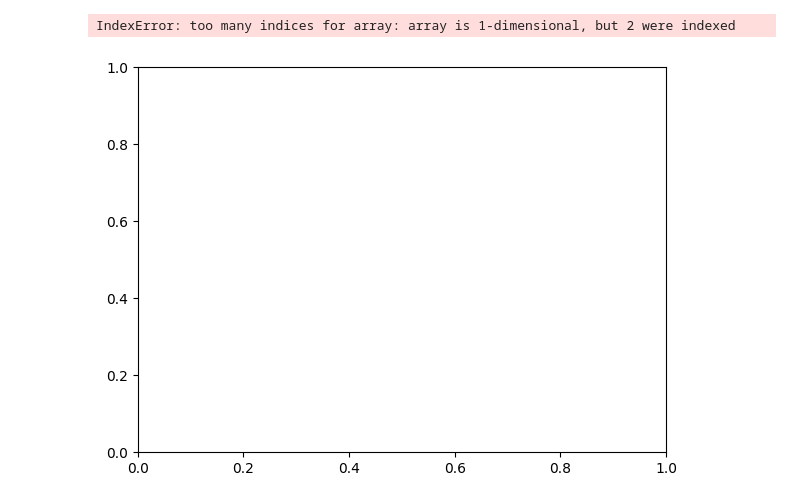
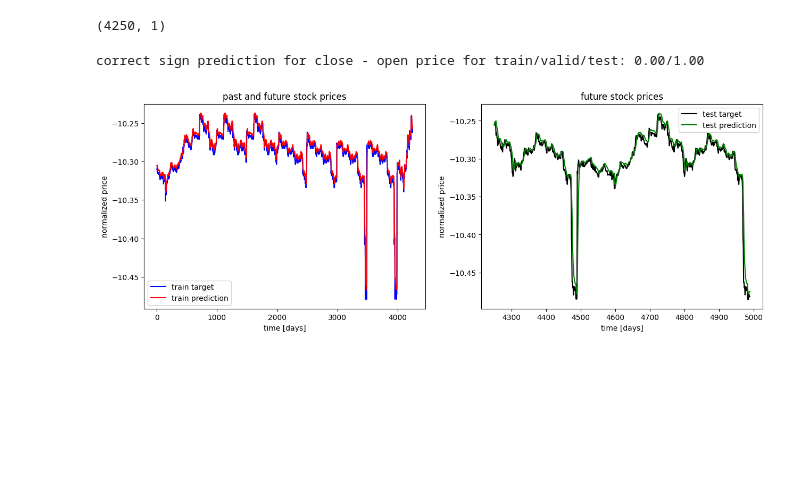
Before and after one commit to yarkalm/inter_group_test, a Jupyter notebook: model.ipynb, the cells around one changed output. Saved outputs shown, nothing was run; the diff lists cells and outputs as text; code cells hidden in the pictures; blank space fills up the shorter version.

```diff
--- a/model.ipynb
+++ b/model.ipynb
@@ -93,12 +77,15 @@ x_train, x_test = x[:split], x[split:]
 y_train, y_test = y[:split], y[split:]
 # %%
 model = Sequential()
-model.add(LSTM(64, input_shape=(x_train.shape[1], x_train.shape[-1]), return_sequences=True))
-model.add(Dropout(0.15))
-model.add(LSTM(units = 32))
-model.add(Dropout(0.15))
+model.add(LSTM(4, input_shape=(x_train.shape[1], x_train.shape[-1])))
+model.add(BatchNormalization())
+#model.add(Dropout(0.35))
+#model.add(LSTM(units = 50,kernel_regularizer=L2(0.1)))
+#model.add(Dropout(0.125))
+
+#model.add(Dense(units = 3,activation='elu'))
 model.add(Dense(units = 1))
 # %%
-model.compile(loss = 'mae', optimizer = Adam(learning_rate=0.01),metrics = ['mse'])
+model.compile(loss = 'mae', optimizer = SGD(learning_rate=0.001),metrics = ['mse'])
 # %%
-history = model.fit(x_train, y_train, epochs=100, batch_size=32,validation_split=0.1, verbose=2)
+history = model.fit(x_train, y_train, epochs=150, batch_size=32,validation_split=0.1, verbose=2)
@@ -145,11 +120,11 @@ plt.show()
 # %%
 test = pd.DataFrame()
 
-y_test_pred = list(model.predict(x_test))
+y_test_pred = (model.predict(x_test))
 y_train_pred = (model.predict(x_train))
 #test['y_train_pred'] = (y_train_pred)
 #test['test_y_real'] = (y_test)
-test['y_test_pred'] = (y_test_pred)
+test['y_test_pred'] = list(y_test_pred)
 test['y_test_real'] = (y_test)
 test['отклонение'] = (test['y_test_pred'] - test['y_test_real'])
 test['%'] = abs(test['отклонение']/test['y_test_real'])*100
@@ -157,5 +132,5 @@ test['y_test_pred'] = test['y_test_pred'].str.get(0)
 test['отклонение'] = test['отклонение'].str.get(0)
 test['%'] = test['%'].str.get(0)
 
-test
+test.describe()
 # %% [output]
@@ -177,44 +148,48 @@ test
+# %%
+y_train.reshape(-1,1).shape
+# %% [output]
+(4250, 1)
 # %%
 ft = 0 # 0 = open, 1 = close, 2 = highest, 3 = lowest
 
 ## show predictions
 plt.figure(figsize=(15, 5))
 plt.subplot(1,2,1)
 
-plt.plot(np.arange(y_train.shape[0]), y_train[:,ft], color='blue', label='train target')
+plt.plot(np.arange(y_train.reshape(-1,1).shape[0]), y_train.reshape(-1,1)[:,ft], color='blue', label='train target')
 
 
 
-plt.plot(np.arange(y_train_pred.shape[0]),y_train_pred[:,ft], color='red',
+plt.plot(np.arange(y_train_pred.reshape(-1,1).shape[0]),y_train_pred.reshape(-1,1)[:,ft], color='red',
          label='train prediction')
 
 
 plt.title('past and future stock prices')
 plt.xlabel('time [days]')
 plt.ylabel('normalized price')
 plt.legend(loc='best')
 
 plt.subplot(1,2,2)
 
-plt.plot(np.arange(y_train.shape[0], y_train.shape[0]+y_test.shape[0]),
-         y_test[:,ft], color='black', label='test target')
+plt.plot(np.arange(y_train.reshape(-1,1).shape[0], y_train.reshape(-1,1).shape[0]+y_test.reshape(-1,1).shape[0]),y_test.reshape(-1,1)[:,ft], color='black', label='test target')
 
-plt.plot(np.arange(y_train_pred.shape[0], y_train_pred.shape[0]+y_test_pred.shape[0]),
-         y_test_pred[:,ft], color='green', label='test prediction')
+plt.plot(np.arange(y_train_pred.reshape(-1,1).shape[0],
+                    y_train_pred.reshape(-1,1).shape[0]+y_test_pred.reshape(-1,1).shape[0]),
+         y_test_pred.reshape(-1,1)[:,ft], color='green', label='test prediction')
 
 plt.title('future stock prices')
 plt.xlabel('time [days]')
 plt.ylabel('normalized price')
 plt.legend(loc='best')
 
-corr_price_development_train = np.sum(np.equal(np.sign(y_train[:,1]-y_train[:,0]),
-            np.sign(y_train_pred[:,1]-y_train_pred[:,0])).astype(int)) / y_train.shape[0]
+corr_price_development_train = np.sum(np.equal(np.sign(y_train.reshape(1,-1)[:,1]-y_train.reshape(1,-1)[:,0]),
+            np.sign(y_train_pred.reshape(1,-1)[:,1]-y_train_pred.reshape(1,-1)[:,0])).astype(int)) / y_train.reshape(1,-1).shape[0]
 
-corr_price_development_test = np.sum(np.equal(np.sign(y_test[:,1]-y_test[:,0]),
-            np.sign(y_test_pred[:,1]-y_test_pred[:,0])).astype(int)) / y_test.shape[0]
+corr_price_development_test = np.sum(np.equal(np.sign(y_test.reshape(1,-1)[:,1]-y_test.reshape(1,-1)[:,0]),
+            np.sign(y_test_pred.reshape(1,-1)[:,1]-y_test_pred.reshape(1,-1)[:,0])).astype(int)) / y_test.reshape(1,-1).shape[0]
 
-print('correct sign prediction for close - open price for train/valid/test: %.2f/%.2f/%.2f'%(
+print('correct sign prediction for close - open price for train/valid/test: %.2f/%.2f'%(
     corr_price_development_train, corr_price_development_test))
 # %% [output]
-IndexError: too many indices for array: array is 1-dimensional, but 2 were indexed
+correct sign prediction for close - open price for train/valid/test: 0.00/1.00
-[figure, old version]
+[figure, new version]
```
Also changed, not shown: parts of 10 cells of this notebook, 2 other files.
